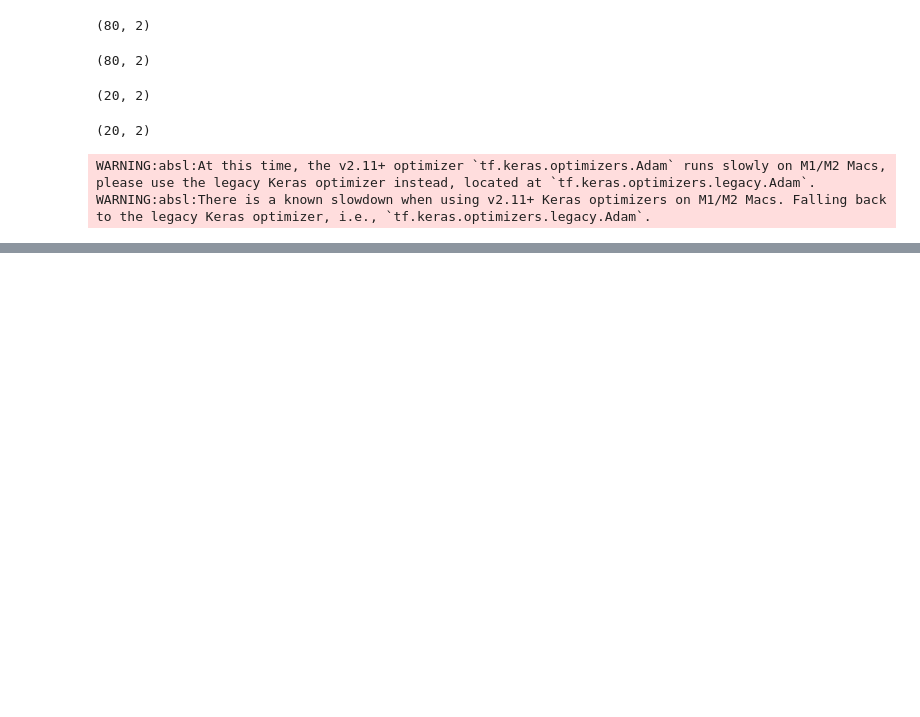
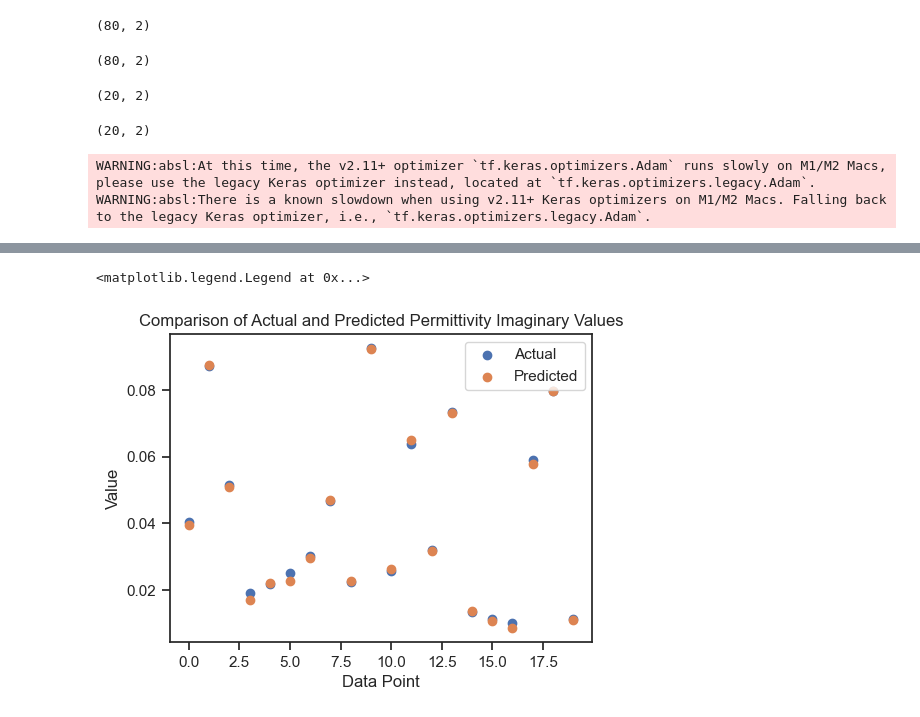
Before and after one commit to DanteMillerDS/NASA-Material-Classifier-OLD, a Jupyter notebook: material_classifier.ipynb, the cells around one changed output, grey strips where cells are left out. Drawn from its saved outputs; the diff is of its cells as text; code cells hidden in the pictures; blank space fills up the shorter version.

```diff
--- a/material_classifier.ipynb
+++ b/material_classifier.ipynb
@@ -237,0 +312,12 @@ plt.legend()
+# %%
+plt.figure(figsize=(12, 4))
+plt.subplot(1, 2, 1)
+plt.scatter(range(len(y_val)), predicted_matrix[:, 1], label='Actual')
+plt.scatter(range(len(y_pred)), actual_matrix[:, 1], label='Predicted')
+plt.title('Comparison of Actual and Predicted Permittivity Imaginary Values')
+plt.xlabel('Data Point')
+plt.ylabel('Value')
+plt.legend()
+# %% [output]
+<matplotlib.legend.Legend at 0x...>
+[figure, added]
```
Also changed, not shown: parts of 11 cells of this notebook.
